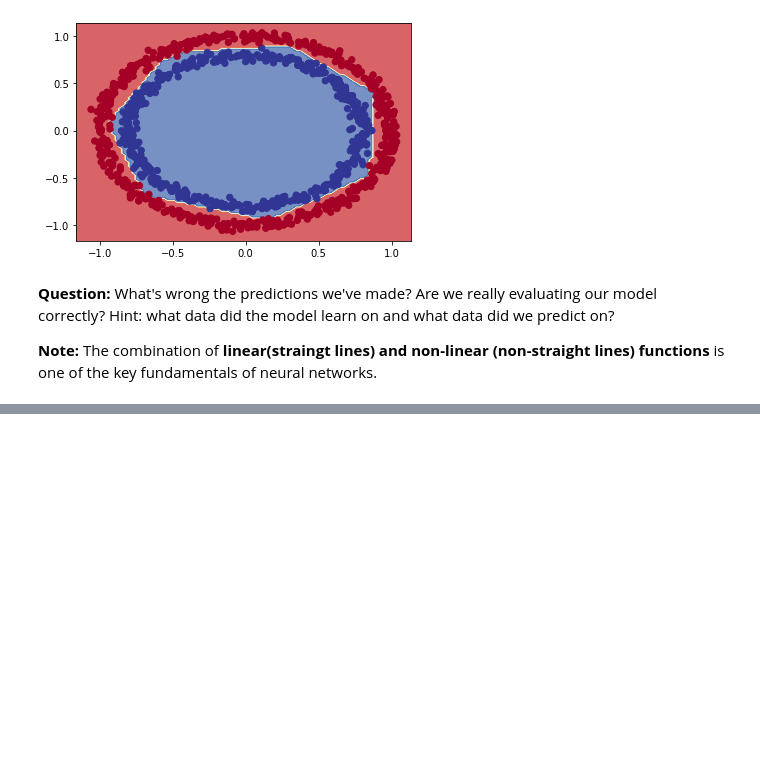
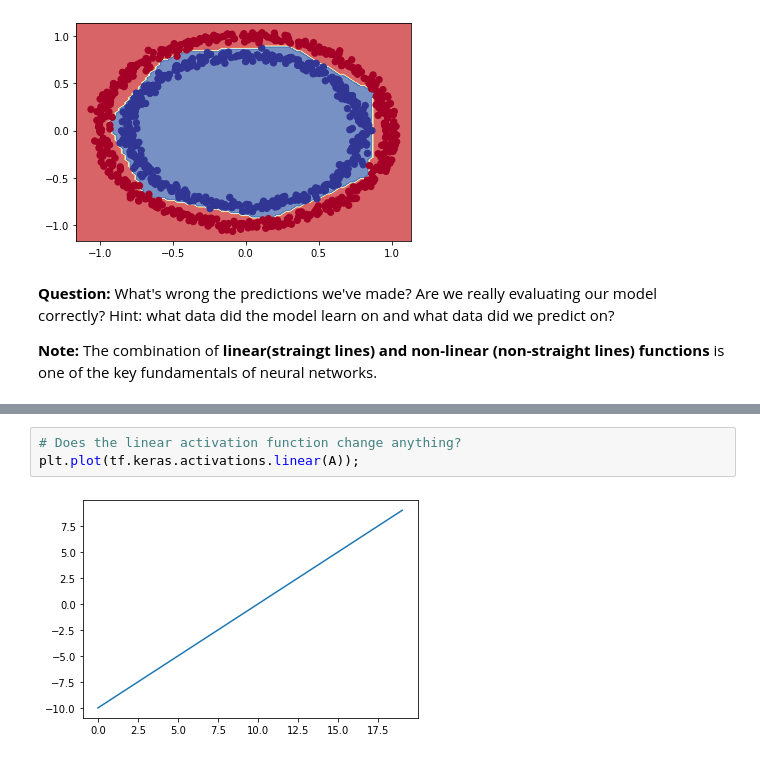
Before and after one commit to vortexash/Tensorflow-Developer, a Jupyter notebook: 02_neural_network_classification_with_tensorflow.ipynb, the cells around one changed output, grey strips where cells are left out. Cells and saved outputs as stored; diff of their text form; blank space fills up the shorter version.

```diff
--- a/02_neural_network_classification_with_tensorflow.ipynb
+++ b/02_neural_network_classification_with_tensorflow.ipynb
@@ -509,0 +581,5 @@ Hint: what data did the model learn on and what data  did we predict on?
+# %%
+# Does the linear activation function change anything?
+plt.plot(tf.keras.activations.linear(A));
+# %% [output]
+[figure, added]
```
Also changed, not shown: parts of 23 cells of this notebook.
